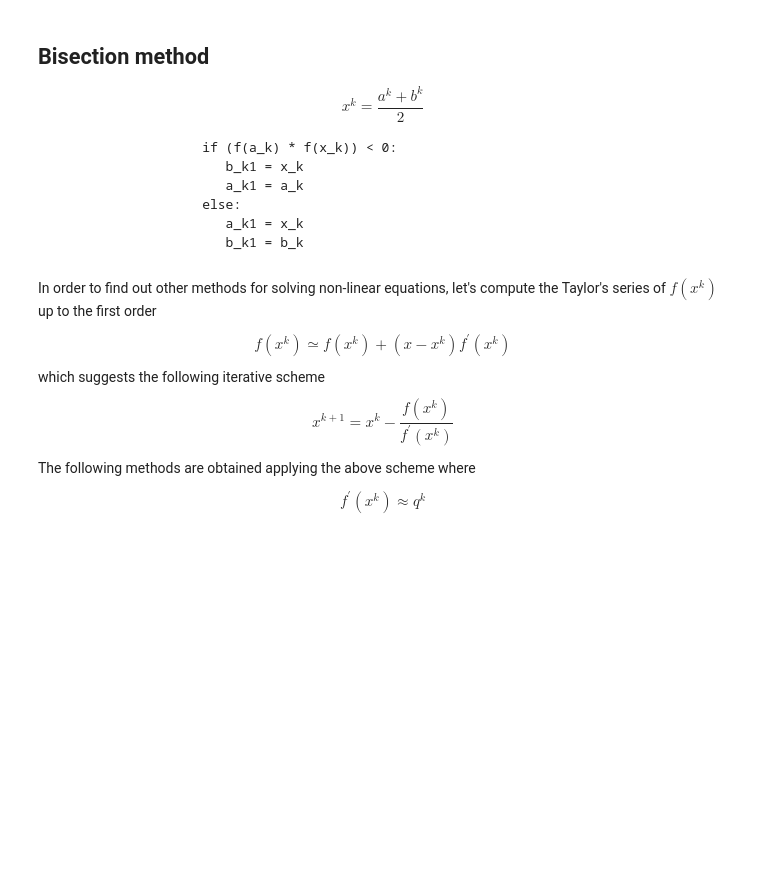
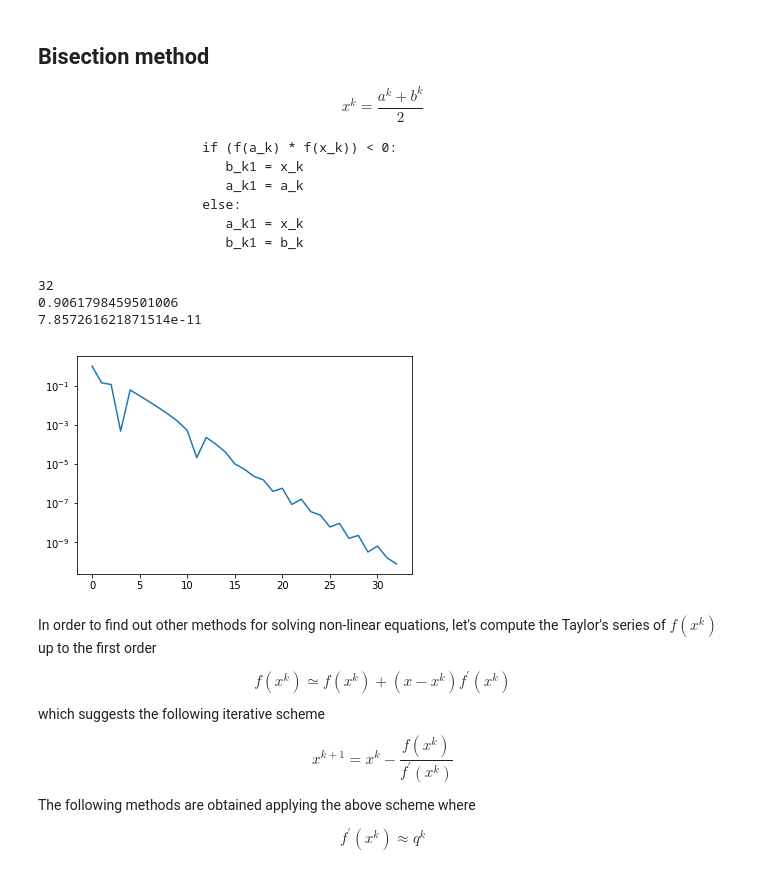
Before and after one commit to luca-heltai/numerical-analysis-2020-2021, a Jupyter notebook: notebooks/03-nonlinear-equations.ipynb, the cells around one changed output. Saved outputs shown, nothing was run; the diff lists cells and outputs as text; code cells hidden in the pictures; blank space fills up the shorter version.

````diff
--- a/notebooks/03-nonlinear-equations.ipynb
+++ b/notebooks/03-nonlinear-equations.ipynb
@@ -66,37 +68,43 @@ $$
 ```
 # %%
 def bisect(f,a,b,eps,n_max):
+    assert f(a)*f(b) < 0
     a_new = a
     b_new = b
     x = mean([a,b])
     err = eps + 1.
     errors = [err]
     it = 0
     while (err > eps and it < n_max):
         if ( f(a_new) * f(x) < 0 ):
             # root in (a_new,x)
             b_new = x
         else:
             # root in (x,b_new)
             a_new = x
 
         x_new = mean([a_new,b_new])
 
         #err = 0.5 *(b_new -a_new)
         err = abs(f(x_new))
         #err = abs(x-x_new)
 
         errors.append(err)
         x = x_new
         it += 1
 
     semilogy(errors)
-    print it
-    print x
-    print err
+    print(it)
+    print(x)
+    print(err)
     return errors
 
 errors_bisect = bisect(f,a,b,eps,n_max)
+# %% [output]
+32
+0.9061798459501006
+7.857261621871514e-11
+[figure, added]
 # %%
 # is the number of iterations coherent with the theoretical estimation?
 # %% [markdown]
````
Also changed, not shown: parts of 11 cells of this notebook.
